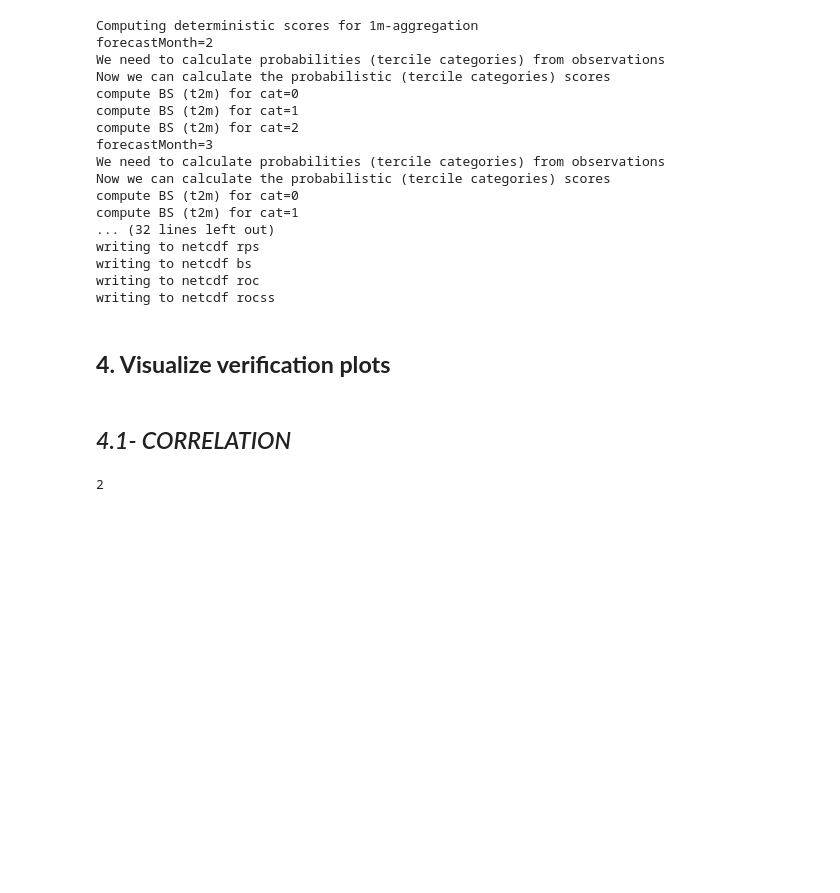
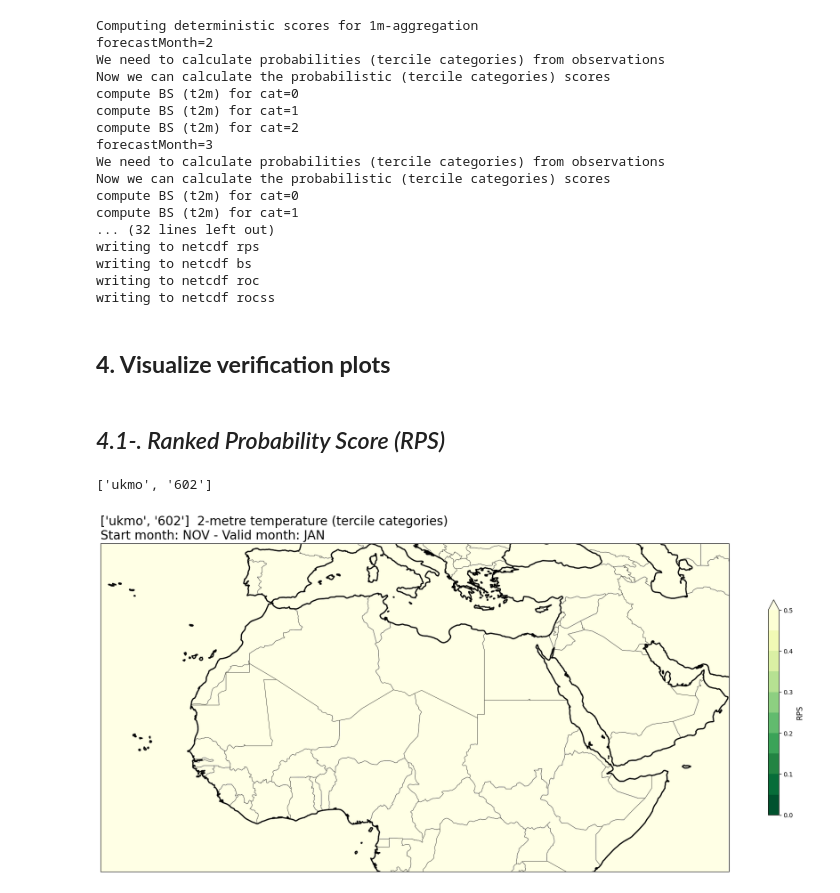
Before and after one commit to Mohamed-01-git/MODELIZATION, a Jupyter notebook: seasonal-forcast-1993-2016-djf.ipynb, the cells around one changed output. Cells and saved outputs as stored; diff of their text form; code cells hidden in the pictures; blank space fills up the shorter version.

```diff
--- a/seasonal-forcast-1993-2016-djf.ipynb
+++ b/seasonal-forcast-1993-2016-djf.ipynb
@@ -516,7 +385,11 @@ writing to netcdf rocss
 # %% [markdown]
 ## **4. Visualize verification plots**
 # %% [markdown]
-## *4.1- CORRELATION*
+## *4.1-. Ranked Probability Score (RPS)*
+# %%
+hcst_bname.split("_")[0:2]
+# %% [output]
+['ukmo', '602']
 # %%
 # Subset of plots to be produced
 aggr  = '1m'
@@ -557,7 +429,26 @@ else:
-# %%
-fcmonth
-# %% [output]
-2
+# %%
+# READ scores xr.Datasets
+rps = xr.open_dataset(f'{SCOREDIR}/{hcst_bname}.{aggr}.rps.nc')
+# RE-ARRANGE the DATASETS longitude values for plotting purposes
+# rps = rps.assign_coords(lon=(((rps.lon + 180) % 360) - 180)).sortby('lon')
+thisrps = rps.sel(forecastMonth=fcmonth)
+
+for var in thisrps.data_vars:
+    fig = plt.figure(figsize=(18,10))
+    ax = plt.axes(projection=ccrs.PlateCarree())
+    ax.add_feature(cfeature.BORDERS, edgecolor='black', linewidth=0.5)
+    ax.add_feature(cfeature.COASTLINE, edgecolor='black', linewidth=2.)
+    avalues = thisrps[var].values
+    cs = plt.contourf(thisrps[var].lon,thisrps[var].lat,avalues,levels=np.linspace(0.,0.5,11),cmap='YlGn_r', extend='max')
+    cs.cmap.set_under('purple')
+    cb = plt.colorbar(shrink=0.5)
+    cb.ax.set_ylabel('RPS',fontsize=12)
+    plt.title(tit_line1 + f' {VARNAMES[var]}' + ' (tercile categories)\n' + tit_line2,loc='left')
+    plt.tight_layout()
+    figname = f'{PLOTSDIR}/{hcst_bname}.{aggr}.fcmonth{fcmonth}.{var}.rps.png'
+    plt.savefig(figname)
+# %% [output]
+[figure, added]
 # %%
 import calendar
 import ipywidgets as widgets
```
Also changed, not shown: parts of 19 cells of this notebook.
